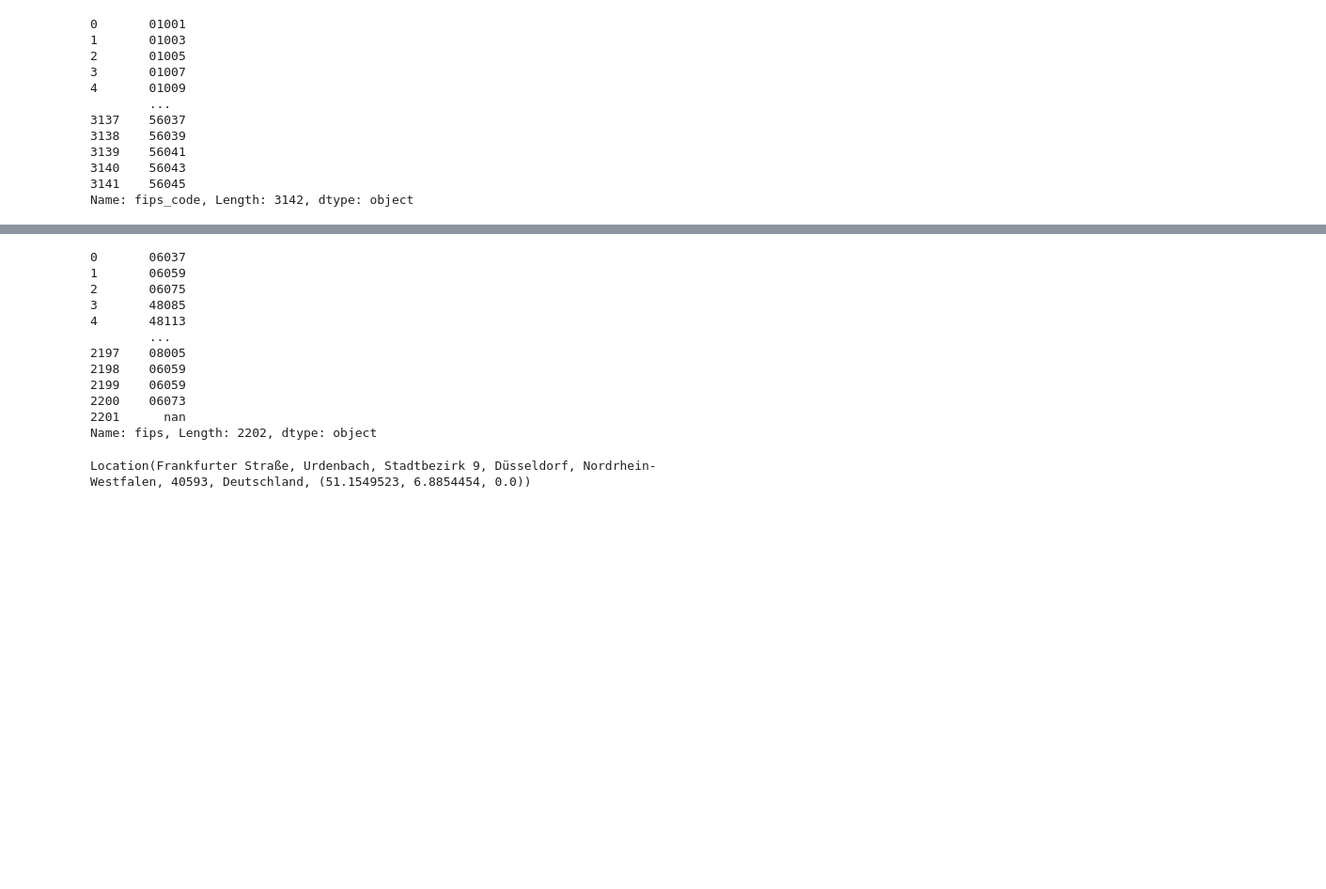
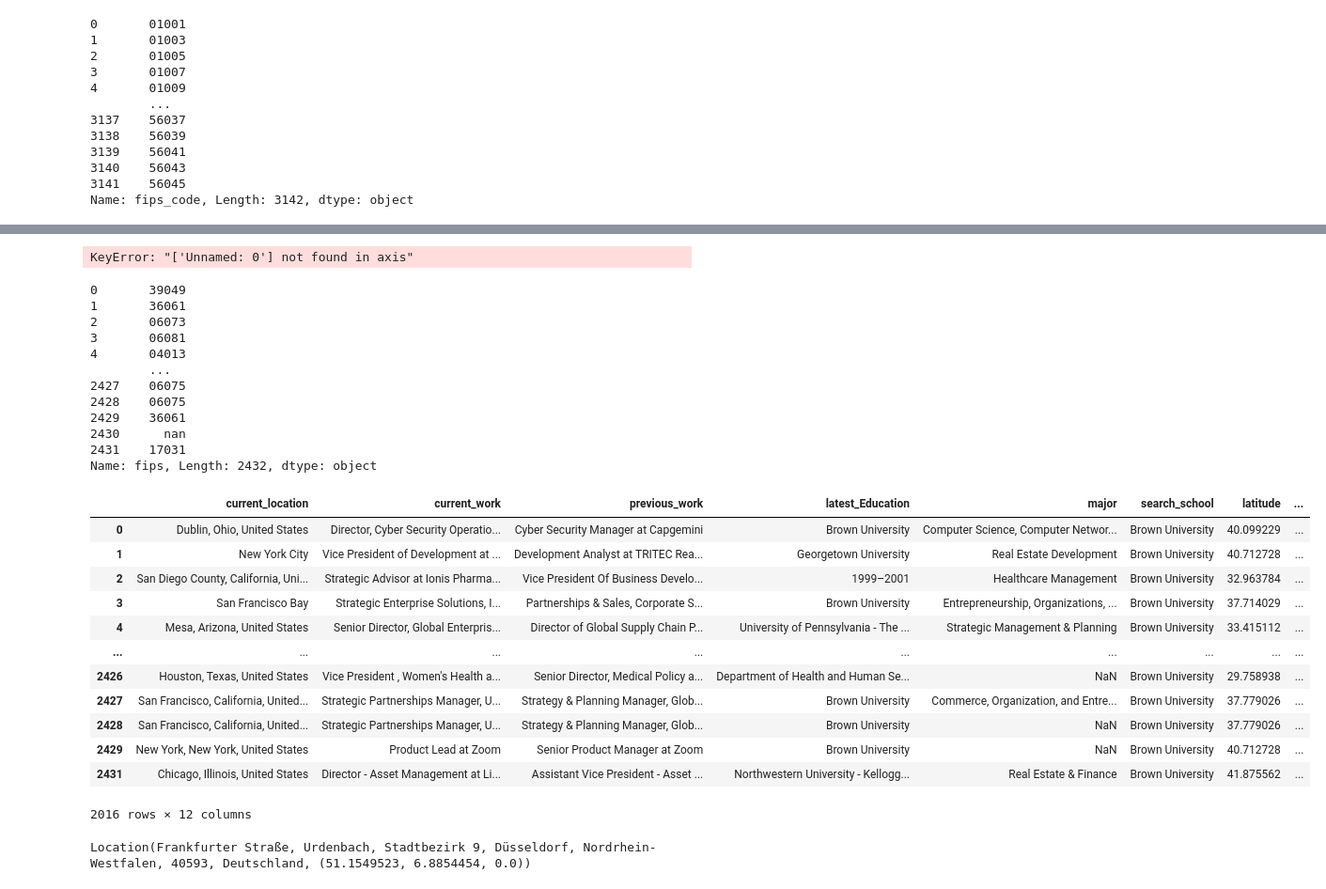
Before and after one commit to cs-ssa-w22/final-project-ocean-s-4, a Jupyter notebook: data analysis code/add_fips.ipynb, the cells around one changed output, grey strips where cells are left out. Shown: that part at 94% size. Saved outputs shown, nothing was run; the diff lists cells and outputs as text; code cells hidden in the pictures; blank space fills up the shorter version.

Commit message:
brown university

```diff
--- a/data analysis code/add_fips.ipynb
+++ b/data analysis code/add_fips.ipynb
@@ -39,7 +39,7 @@ fips.fips_code
 3141    56045
 Name: fips_code, Length: 3142, dtype: object
 # %%
-school = 'data/University of California, Riverside' # change to your school's name
+school = 'data/Brown University' # change to your school's name
 # %%
 df = pd.read_csv(school + '_clean.csv')
 # %%
@@ -121,30 +121,48 @@ def mapping(row):
                 return str(x[0])
         except:
             pass
-    return np.nan
+    return np.NAN
 # %%
 df['fips'] = df.apply(mapping, axis=1)
 df['fips']  = df['fips'] .astype(str)
 # %%
 df = df.drop(columns=['Unnamed: 0'])
+# %% [output]
+KeyError: "['Unnamed: 0'] not found in axis"
 # %%
 df.fips
 # %% [output]
-0       06037
-1       06059
-2       06075
-3       48085
-4       48113
+0       39049
+1       36061
+2       06073
+3       06081
+4       04013
         ...
-2197    08005
-2198    06059
-2199    06059
-2200    06073
-2201      nan
-Name: fips, Length: 2202, dtype: object
+2427    06075
+2428    06075
+2429    36061
+2430      nan
+2431    17031
+Name: fips, Length: 2432, dtype: object
 # %%
 df.latitude = np.round(df.latitude, 6)
 df.longitude = np.round(df.longitude, 6)
+# %%
+df[df.fips!= 'nan']
+# %% [output]
+|  | current_location | current_work | previous_work | latest_Education | major | search_school | latitude | ... |
+| 0 | Dublin, Ohio, United States | Director, Cyber Security Operatio... | Cyber Security Manager at Capgemini | Brown University | Computer Science, Computer Networ... | Brown University | 40.099229 | ... |
+| 1 | New York City | Vice President of Development at ... | Development Analyst at TRITEC Rea... | Georgetown University | Real Estate Development | Brown University | 40.712728 | ... |
+| 2 | San Diego County, California, Uni... | Strategic Advisor at Ionis Pharma... | Vice President Of Business Develo... | 1999–2001 | Healthcare Management | Brown University | 32.963784 | ... |
+| 3 | San Francisco Bay | Strategic Enterprise Solutions, I... | Partnerships & Sales, Corporate S... | Brown University | Entrepreneurship, Organizations, ... | Brown University | 37.714029 | ... |
+| 4 | Mesa, Arizona, United States | Senior Director, Global Enterpris... | Director of Global Supply Chain P... | University of Pennsylvania - The ... | Strategic Management & Planning | Brown University | 33.415112 | ... |
+| ... | ... | ... | ... | ... | ... | ... | ... | ... |
+| 2426 | Houston, Texas, United States | Vice President , Women's Health a... | Senior Director, Medical Policy a... | Department of Health and Human Se... | NaN | Brown University | 29.758938 | ... |
+| 2427 | San Francisco, California, United... | Strategic Partnerships Manager, U... | Strategy & Planning Manager, Glob... | Brown University | Commerce, Organization, and Entre... | Brown University | 37.779026 | ... |
+| 2428 | San Francisco, California, United... | Strategic Partnerships Manager, U... | Strategy & Planning Manager, Glob... | Brown University | NaN | Brown University | 37.779026 | ... |
+| 2429 | New York, New York, United States | Product Lead at Zoom | Senior Product Manager at Zoom | Brown University | NaN | Brown University | 40.712728 | ... |
+| 2431 | Chicago, Illinois, United States | Director - Asset Management at Li... | Assistant Vice President - Asset ... | Northwestern University - Kellogg... | Real Estate & Finance | Brown University | 41.875562 | ... |
+2016 rows × 12 columns
 # %%
 ## save to a new csv file!!!
 df.to_csv(school + '_with_fips.csv')
```
Also changed, not shown: parts of 1 cell of this notebook, 1 other file.
